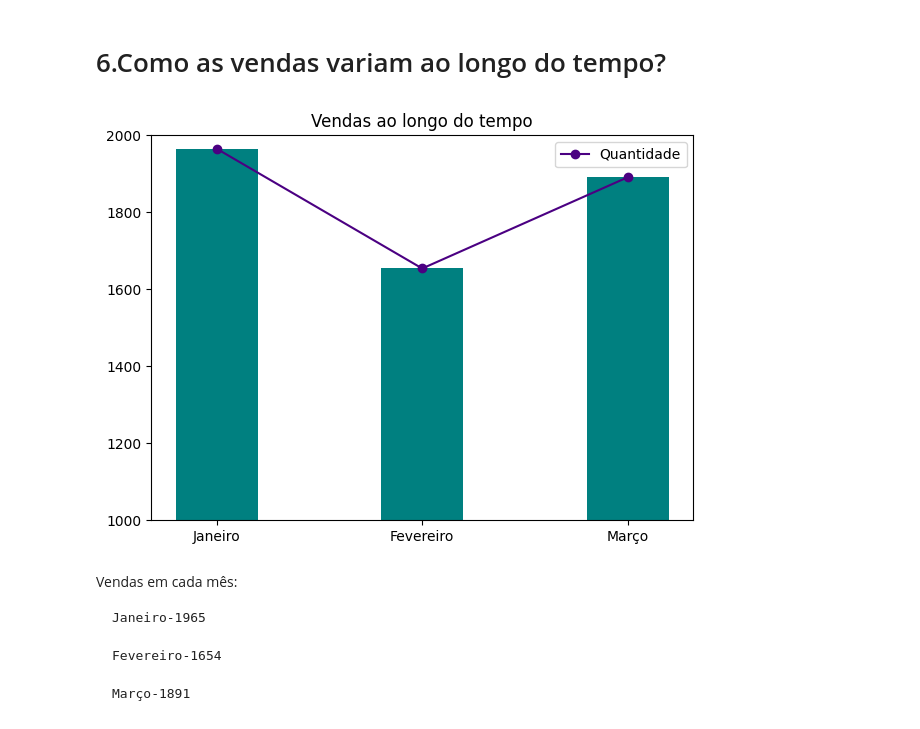
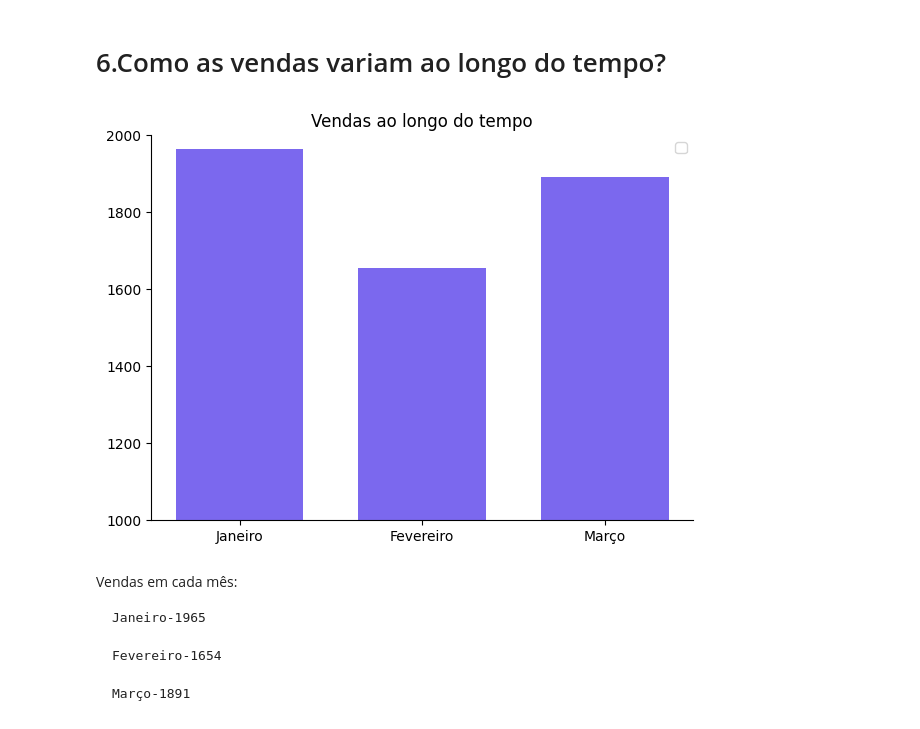
Before and after one commit to felipelib/Analise-Exploratoria-Supermercado, a Jupyter notebook: Análise Exploratória-Supermercado.ipynb, the cells around one changed output. Saved outputs shown, nothing was run; the diff lists cells and outputs as text; code cells hidden in the pictures.

```diff
--- a/Análise Exploratória-Supermercado.ipynb
+++ b/Análise Exploratória-Supermercado.ipynb
@@ -344,17 +384,16 @@ df6['Mes'] = df6['Mes'].map(mes_rename)
 # %%
 fig = plt.figure(figsize=(7,5))
 
-fig.add_subplot()
-plt.plot(df6['Mes'], df6['Quantity'], color = 'indigo', marker = 'o', label = 'Quantidade')
-
-plt.bar(df6['Mes'], df6['Quantity'], width = 0.4, color='teal')
+plt.bar(df6['Mes'], df6['Quantity'], width = 0.7, color='Mediumslateblue')
 plt.ylim(1000,2000)
 
 plt.title("Vendas ao longo do tempo")
 plt.legend()
-plt.show(fig)
+plt.gca().spines['top'].set_visible(False)
+plt.gca().spines['right'].set_visible(False)
+plt.show()
 # %% [output]
-[figure, old version]
+[figure, new version]
 # %% [markdown]
 Vendas em cada mês:
 
```
Also changed, not shown: parts of 14 cells of this notebook.
